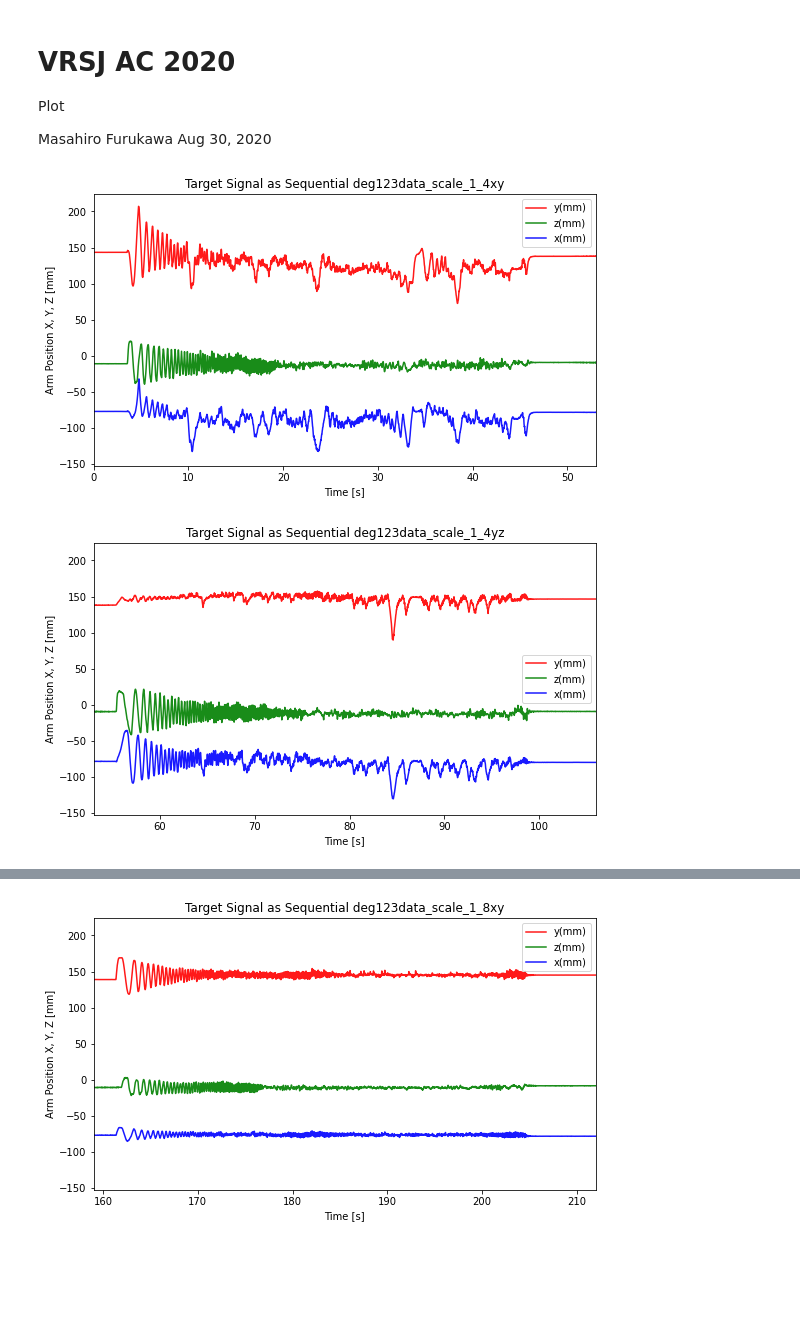
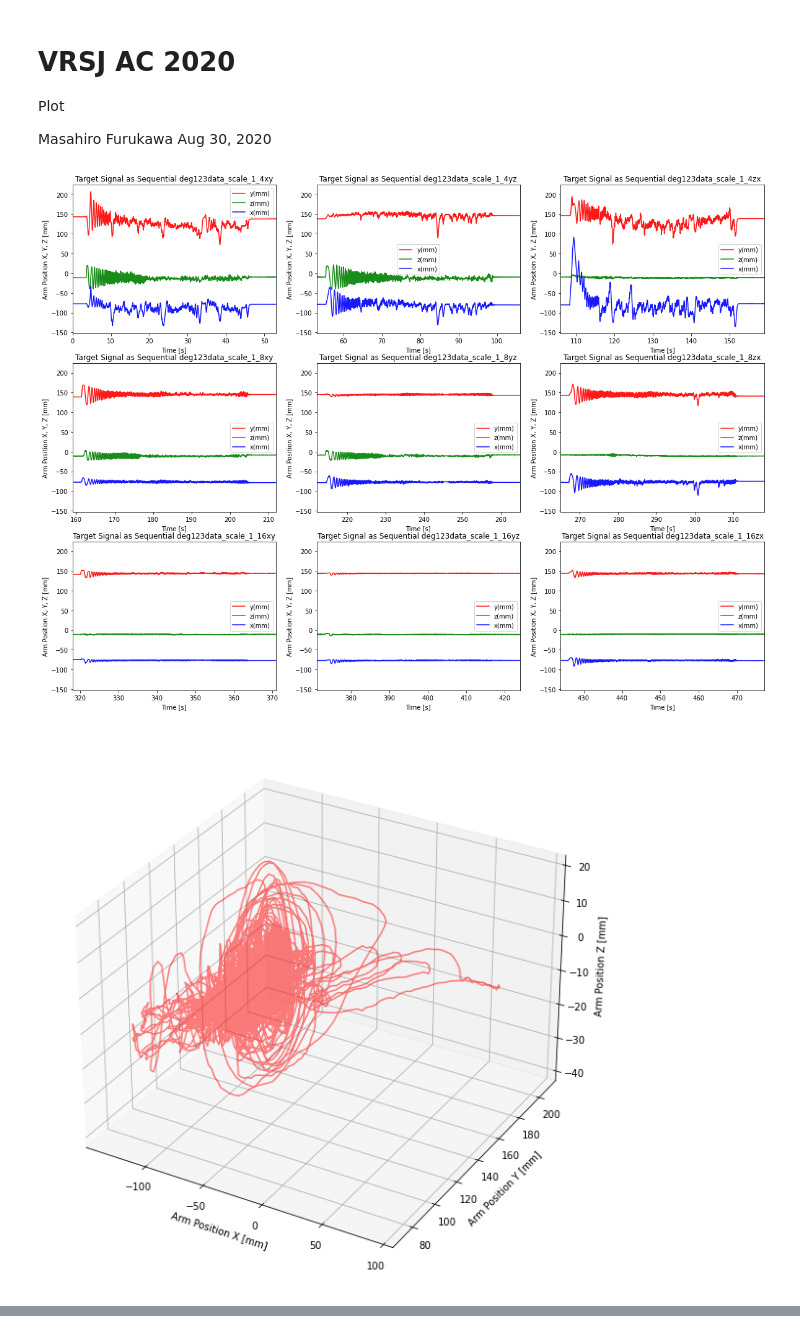
Before and after one commit to maeda-lab/Scaledown, a Jupyter notebook: plot/jikkenr200fps60.ipynb, the cells around one changed output, grey strips where cells are left out. Saved outputs shown, nothing was run; the diff lists cells and outputs as text; code cells hidden in the pictures; blank space fills up the shorter version.

```diff
--- a/plot/jikkenr200fps60.ipynb
+++ b/plot/jikkenr200fps60.ipynb
@@ -52,13 +52,13 @@ def plot_One(key_x, key_y, key_z):
 
     nTrial = int(n/deltaSec/fps)
 
-    fig = plt.figure(figsize=(9,5))
+    fig = plt.figure(figsize=(20,15))
 
     for s in range(nTrial):
 
         str = setname(s)
 
-        fig.subplot(3,3,s)
+        plt.subplot(3,3,s+1)
         plt.plot(t,df[key_y],'r-',alpha=0.9,label = key_y,markersize=3)
         plt.plot(t,df[key_z],'g-',alpha=0.9,label = key_z,markersize=3)
         plt.plot(t,df[key_x],'b-',alpha=0.9,label = key_x,markersize=3)
@@ -68,32 +68,33 @@ def plot_One(key_x, key_y, key_z):
 #         plt.ylim([0,10])
         plt.xlim([s * deltaSec,s * deltaSec + deltaSec])
         plt.legend()
 
 
     fig = plt.figure(figsize=(10,19))
     ax = fig.add_subplot(111, projection='3d')
     ax.plot(df[key_x],df[key_y],df[key_z],'r',alpha=0.5)
     ax.set_xlabel('Arm Position X [mm]')
     ax.set_ylabel('Arm Position Y [mm]')
     ax.set_zlabel('Arm Position Z [mm]')
 
     f, (ax1, ax2) = plt.subplots(2,1,sharex='col', figsize=(10,19))
 
     ax1.plot(df[key_x][:400],df[key_y][:400],'o-',alpha=0.3,label = key_x)
     ax1.set_title('Target Signal in XY Plane')
     ax1.set_ylabel('Arm Position Y [mm]')
     ax1.legend()
     ax1.set_aspect('equal')
 
     ax2.plot(df[key_x][:400],df[key_z][:400],'o-',alpha=0.3,label = key_x)
     ax2.set_xlabel('Arm Position X [mm]')
     ax2.set_ylabel('Arm Position Z [mm]')
     ax2.legend()
     ax2.set_aspect('equal')
 
+    plt.tight_layout()
     plt.show()
 
 plot_One('x(mm)','y(mm)','z(mm)')
 # %% [output]
-[figure, old version]
+[figure, new version]
-[figure, old version]
+[figure, new version]
@@ -101 +101,0 @@ plot_One('x(mm)','y(mm)','z(mm)')
-[figure, removed]
```
Also changed, not shown: parts of 1 cell of this notebook.
